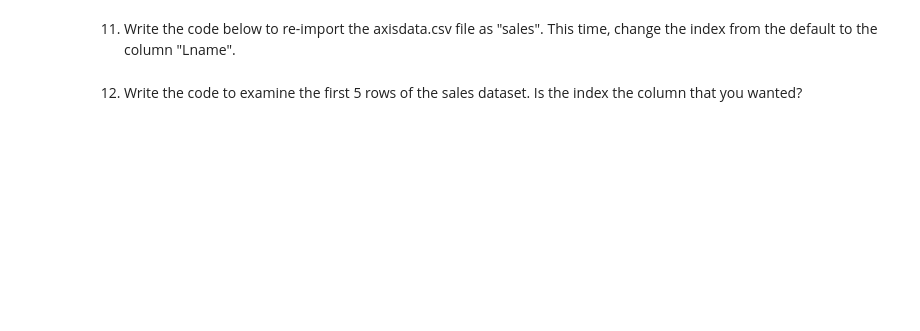
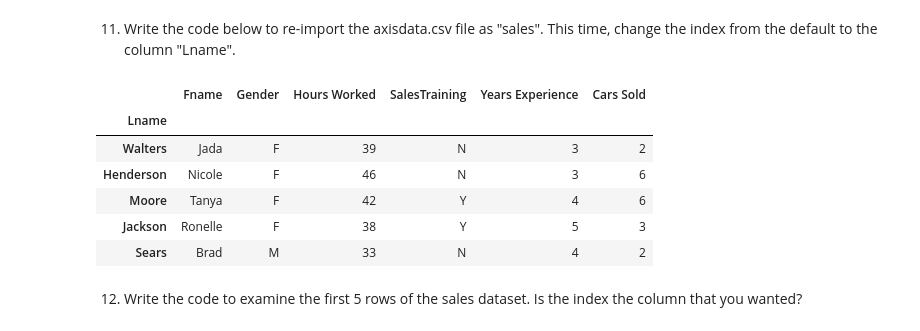
Before and after one commit to EyobGuyo/module7class, a Jupyter notebook: Module 7 - Intro to Data and Datasets (1).ipynb, the cells around one changed output. Saved outputs shown, nothing was run; the diff lists cells and outputs as text; code cells hidden in the pictures; blank space fills up the shorter version.

```diff
--- a/Module 7 - Intro to Data and Datasets (1).ipynb
+++ b/Module 7 - Intro to Data and Datasets (1).ipynb
@@ -890,4 +981,15 @@ pd =
 # %% [markdown]
 11. Write the code below to re-import the axisdata.csv file as "sales". This time, change the index from the default to the column "Lname".
+# %%
+sales=pd.read_csv("axisdata.csv", index_col = "Lname")
+sales.head()
+# %% [output]
+|  | Fname | Gender | Hours Worked | SalesTraining | Years Experience | Cars Sold |
+| Lname |  |  |  |  |  |  |
+| Walters | Jada | F | 39 | N | 3 | 2 |
+| Henderson | Nicole | F | 46 | N | 3 | 6 |
+| Moore | Tanya | F | 42 | Y | 4 | 6 |
+| Jackson | Ronelle | F | 38 | Y | 5 | 3 |
+| Sears | Brad | M | 33 | N | 4 | 2 |
 # %% [markdown]
 12. Write the code to examine the first 5 rows of the sales dataset. Is the index the column that you wanted?
```
Also changed, not shown: parts of 15 cells of this notebook.
